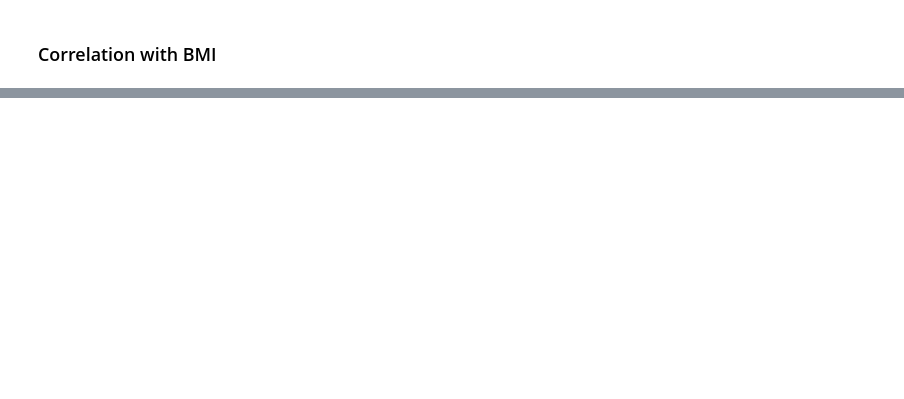
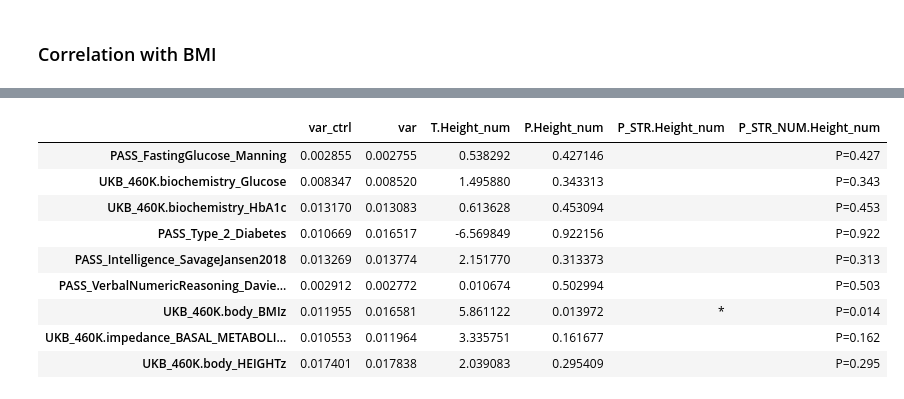
Before and after one commit to martinjzhang/scDRS, a Jupyter notebook: experiments/job.case_hepatocyte/s3_analysis_pancreas.ipynb, the cells around one changed output, grey strips where cells are left out. Saved outputs shown, nothing was run; the diff lists cells and outputs as text; code cells hidden in the pictures; blank space fills up the shorter version.

```diff
--- a/experiments/job.case_hepatocyte/s3_analysis_pancreas.ipynb
+++ b/experiments/job.case_hepatocyte/s3_analysis_pancreas.ipynb
@@ -568,15 +322,0 @@ plt.show()
-# %%
-# Compute genes driving each cluster
-df_gs_gwas = pd.read_csv(GS_FILE, sep='\t', index_col=0)
-df_hom = pd.read_csv(DATA_PATH + '/gene_annotation/mouse_human_homologs.txt', sep='\t')
-dic_map = {x:y for x,y in zip(df_hom['HUMAN_GENE_SYM'], df_hom['MOUSE_GENE_SYM'])}
-gwas_gene_list = [dic_map[x] for x in df_gs_gwas.loc[trait, 'GENESET'].split(',') if x in dic_map]
-df_contrib = md.compute_gene_contrib(adata, gwas_gene_list)
-
-df_contrib_stats = pd.DataFrame(index=df_contrib.columns, columns=group_list, data=0)
-for group in group_list:
-    cell_list = list(adata.obs_names[adata.obs['leiden_sig']==group])
-    temp_df_sig = df_contrib.loc[cell_list].copy()
-    temp_df_rest = df_contrib.loc[~df_contrib.index.isin(cell_list)]
-    df_contrib_stats[group] = [sp.stats.ttest_ind(temp_df_sig[x].values, temp_df_rest[x].values)[0]
-                               for x in df_contrib.columns]
@@ -602,11 +325,16 @@ plt.show()
 # %%
 # Curate covariates
 dic_cov = {}
-dic_cov['facs'] = dic_data_proc['facs'].obs.copy()
-dic_cov['facs']['age_num'] = [int(x.replace('m','')) for x in dic_cov['facs']['age']]
-dic_cov['facs'] = dic_cov['facs'][['age_num', 'mt_prop']].copy()
+# dic_cov['facs'] = dic_data_proc['facs'].obs.copy()
+# dic_cov['facs']['age_num'] = [int(x.replace('m','')) for x in dic_cov['facs']['age']]
+# dic_cov['facs'] = dic_cov['facs'][['age_num', 'mt_prop']].copy()
 
 dic_cov['xin'] = dic_data_proc['xin'].obs.copy()
 dic_cov['xin']['Height_num'] = [int(x[0])+int(x[2])/12 for x in dic_cov['xin']['HbA1c']]
 dic_cov['xin']['HbA1c_num'] = [float(x.split('%')[0])/100 for x in dic_cov['xin']['HbA1c']]
-dic_cov['xin'] = dic_cov['xin'][['viability', 'Age', 'BMI', 'Height_num', 'Weight (lbs)', 'HbA1c_num']].copy()
+dic_cov['xin']['Sex'] = [(x=='M')*1 for x in dic_cov['xin']['Sex']]
+dic_cov['xin'] = dic_cov['xin'][['viability', 'Age', 'Sex', 'BMI', 'Height_num', 'Weight (lbs)', 'HbA1c_num']].copy()
+
+# Add const and leiden
+for cov_name in dic_cov:
+    dic_cov[cov_name]['const'] = 1
@@ -612,0 +396,13 @@ dic_cov['xin'] = dic_cov['xin'][['viability', 'Age', 'BMI', 'Height_num', 'Weigh
+# %%
+dic_stats['xin.reg_height']
+# %% [output]
+|  | var_ctrl | var | T.Height_num | P.Height_num | P_STR.Height_num | P_STR_NUM.Height_num |
+| PASS_FastingGlucose_Manning | 0.002855 | 0.002755 | 0.538292 | 0.427146 |  | P=0.427 |
+| UKB_460K.biochemistry_Glucose | 0.008347 | 0.008520 | 1.495880 | 0.343313 |  | P=0.343 |
+| UKB_460K.biochemistry_HbA1c | 0.013170 | 0.013083 | 0.613628 | 0.453094 |  | P=0.453 |
+| PASS_Type_2_Diabetes | 0.010669 | 0.016517 | -6.569849 | 0.922156 |  | P=0.922 |
+| PASS_Intelligence_SavageJansen2018 | 0.013269 | 0.013774 | 2.151770 | 0.313373 |  | P=0.313 |
+| PASS_VerbalNumericReasoning_Davie... | 0.002912 | 0.002772 | 0.010674 | 0.502994 |  | P=0.503 |
+| UKB_460K.body_BMIz | 0.011955 | 0.016581 | 5.861122 | 0.013972 | * | P=0.014 |
+| UKB_460K.impedance_BASAL_METABOLI... | 0.010553 | 0.011964 | 3.335751 | 0.161677 |  | P=0.162 |
+| UKB_460K.body_HEIGHTz | 0.017401 | 0.017838 | 2.039083 | 0.295409 |  | P=0.295 |
```
Also changed, not shown: parts of 54 cells of this notebook, 18 other files.
